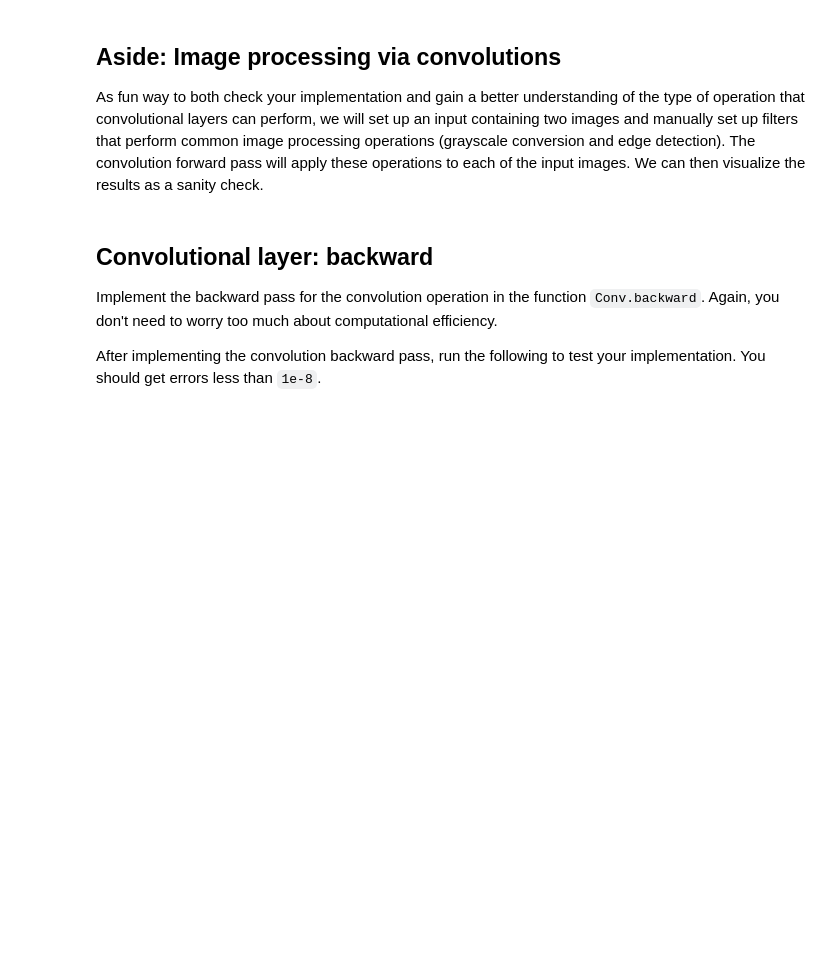
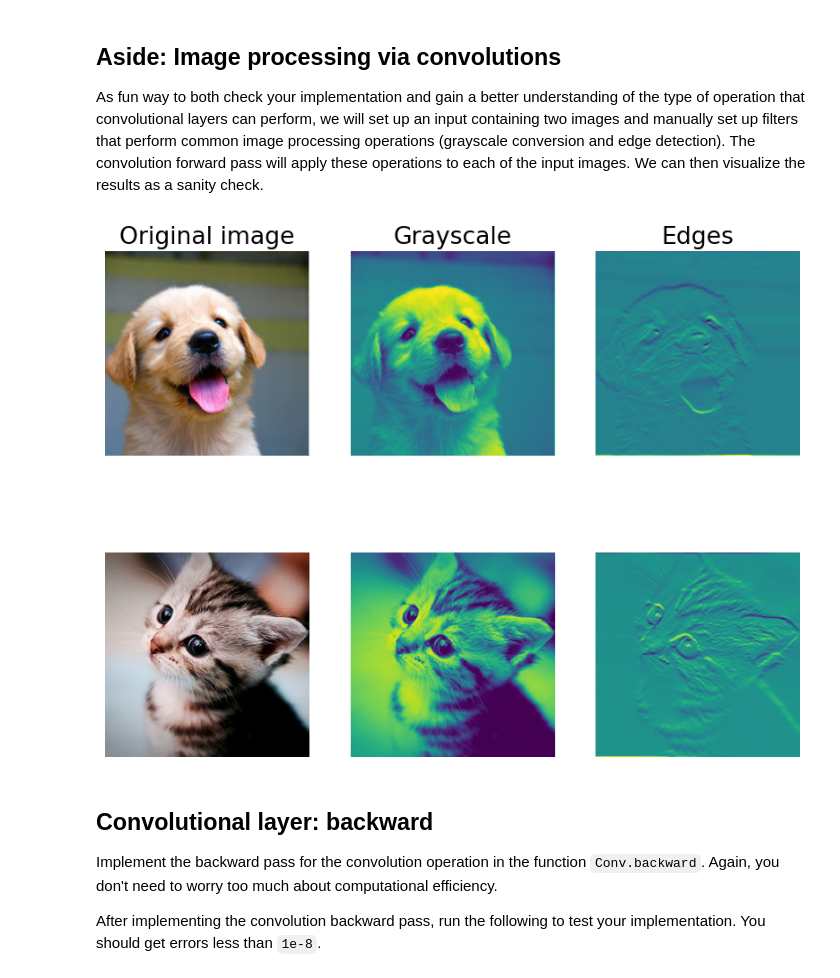
Before and after one commit to TomerY-f/TomerY-f-EECS498-008-Deep-Learning-HA, a Jupyter notebook: blank_no_solution/A3/convolutional_networks.ipynb, the cells around one changed output. Cells and saved outputs as stored; diff of their text form; code cells hidden in the pictures; blank space fills up the shorter version.

```diff
--- a/blank_no_solution/A3/convolutional_networks.ipynb
+++ b/blank_no_solution/A3/convolutional_networks.ipynb
@@ -131,8 +131,8 @@ from imageio import imread
 from PIL import Image
 from torchvision.transforms import ToTensor
 
-kitten_url = 'https://web.eecs.umich.edu/~justincj/teaching/eecs498/assets/a3/kitten.jpg'
-puppy_url = 'https://web.eecs.umich.edu/~justincj/teaching/eecs498/assets/a3/puppy.jpg'
+kitten_url = '/homes/tomery/Downloads/kitten.jpg'
+puppy_url = '/homes/tomery/Downloads/puppy.jpg'
 
 kitten = imread(kitten_url)
 puppy = imread(puppy_url)
@@ -164,33 +164,35 @@ b = torch.tensor([0, 128], dtype=x.dtype)
 
 # Compute the result of convolving each input in x with each filter in w,
 # offsetting by b, and storing the results in out.
 out, _ = Conv.forward(x, w, b, {'stride': 1, 'pad': 1})
 
 def imshow_no_ax(img, normalize=True):
   """ Tiny helper to show images as uint8 and remove axis labels """
   if normalize:
     img_max, img_min = img.max(), img.min()
     img = 255.0 * (img - img_min) / (img_max - img_min)
   plt.imshow(img)
   plt.gca().axis('off')
 
 # Show the original images and the results of the conv operation
 plt.subplot(2, 3, 1)
 imshow_no_ax(puppy, normalize=False)
 plt.title('Original image')
 plt.subplot(2, 3, 2)
 imshow_no_ax(out[0, 0])
 plt.title('Grayscale')
 plt.subplot(2, 3, 3)
 imshow_no_ax(out[0, 1])
 plt.title('Edges')
 plt.subplot(2, 3, 4)
 imshow_no_ax(kitten_cropped, normalize=False)
 plt.subplot(2, 3, 5)
 imshow_no_ax(out[1, 0])
 plt.subplot(2, 3, 6)
 imshow_no_ax(out[1, 1])
 plt.show()
+# %% [output]
+[figure, added]
 # %% [markdown]
 ## Convolutional layer: backward
 Implement the backward pass for the convolution operation in the function `Conv.backward`. Again, you don't need to worry too much about computational efficiency.
```
Also changed, not shown: parts of 26 cells of this notebook, 5 other files.
